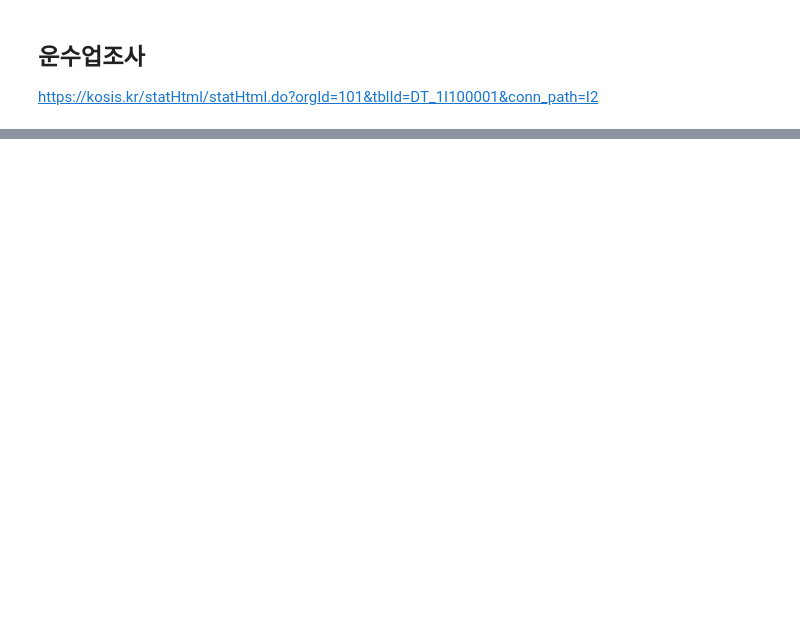
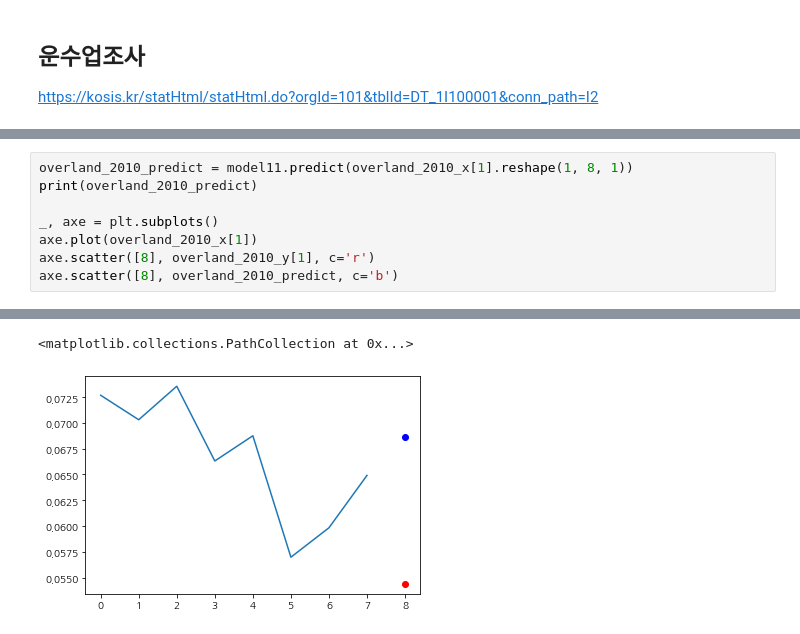
Before and after one commit to lee4339/BigDataStudy, a Jupyter notebook: AIProject/AI_Project.ipynb, the cells around one changed output, grey strips where cells are left out. Cells and saved outputs as stored; diff of their text form; blank space fills up the shorter version.

```diff
--- a/AIProject/AI_Project.ipynb
+++ b/AIProject/AI_Project.ipynb
@@ -50,0 +795,9 @@ print(pd_data.iloc[:,97:101])
+# %%
+overland_2010_predict = model11.predict(overland_2010_x[1].reshape(1, 8, 1))
+print(overland_2010_predict)
+
+_, axe = plt.subplots()
+axe.plot(overland_2010_x[1])
+axe.scatter([8], overland_2010_y[1], c='r')
+axe.scatter([8], overland_2010_predict, c='b')
+# %% [output]
@@ -50,0 +806,2 @@ print(pd_data.iloc[:,97:101])
+<matplotlib.collections.PathCollection at 0x...>
+[figure, added]
```
Also changed, not shown: parts of 71 cells of this notebook, 6 other files.
